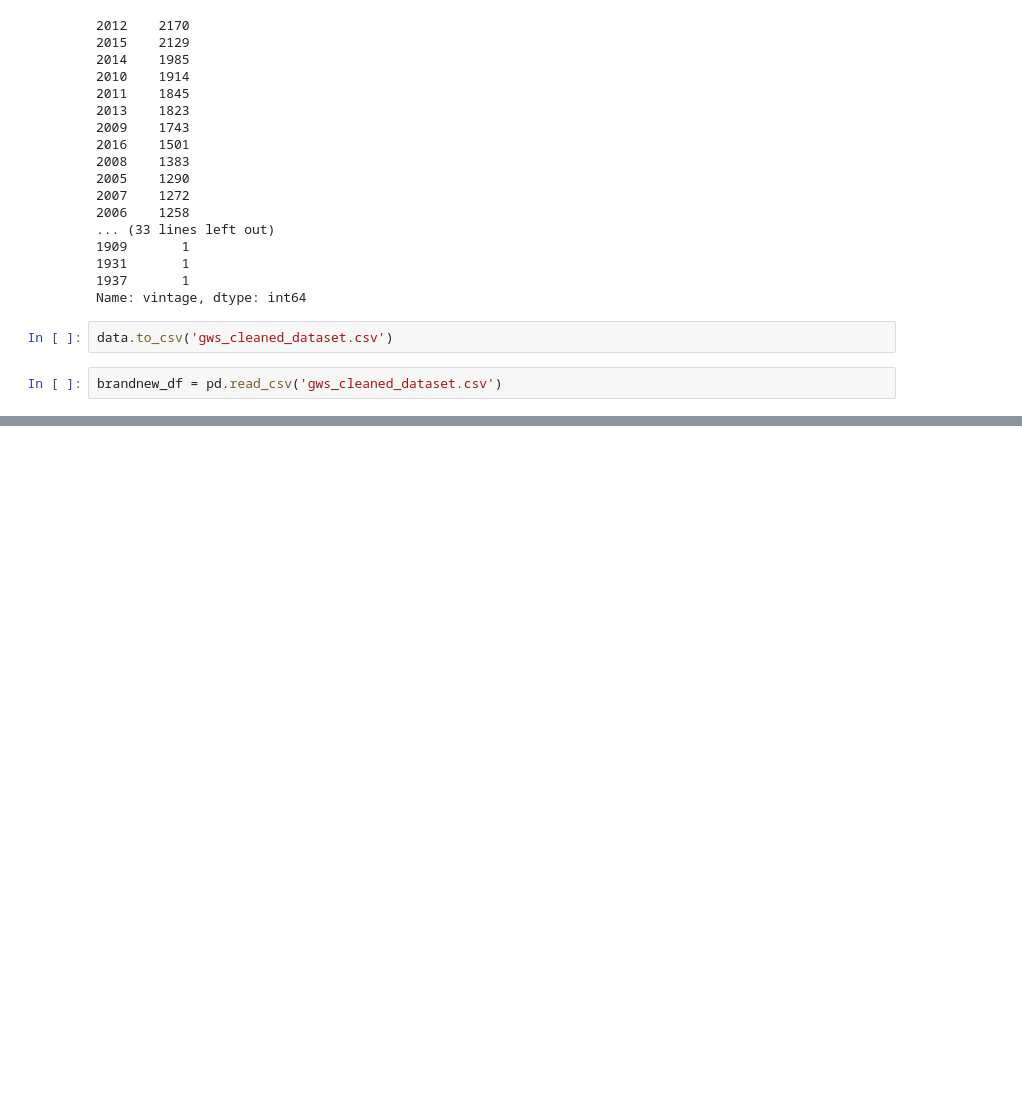
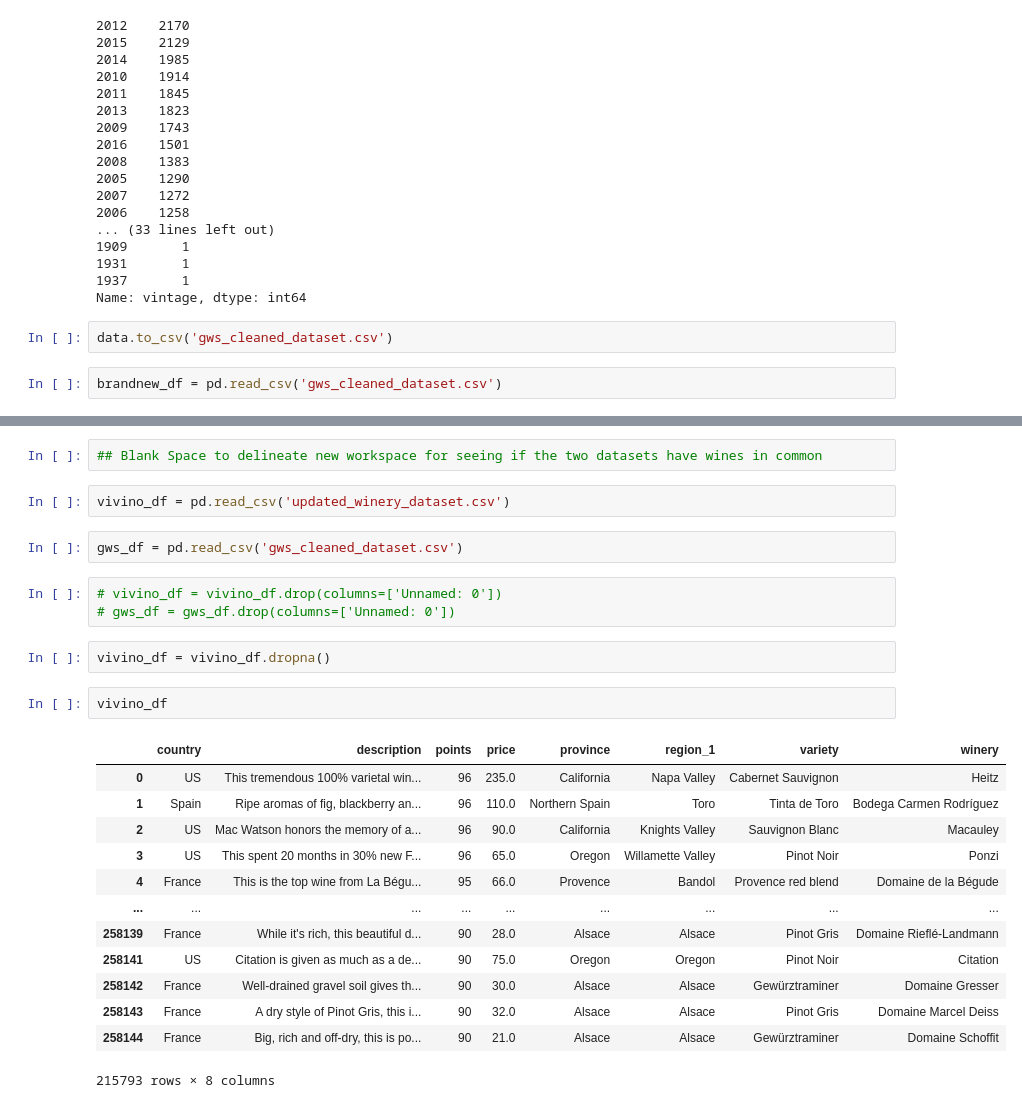
Before and after one commit to jwhite1987/Hakuna-Moscato, a Jupyter notebook: cleaned_dataset_and_GWS_API.ipynb, the cells around one changed output, grey strips where cells are left out. Drawn from its saved outputs; the diff is of its cells as text; blank space fills up the shorter version.

```diff
--- a/cleaned_dataset_and_GWS_API.ipynb
+++ b/cleaned_dataset_and_GWS_API.ipynb
@@ -237,0 +238,27 @@ brandnew_df.to_csv('gws_cleaned_dataset.csv')
+# %%
+## Blank Space to delineate new workspace for seeing if the two datasets have wines in common
+# %%
+vivino_df = pd.read_csv('updated_winery_dataset.csv')
+# %%
+gws_df = pd.read_csv('gws_cleaned_dataset.csv')
+# %%
+# vivino_df = vivino_df.drop(columns=['Unnamed: 0'])
+# gws_df = gws_df.drop(columns=['Unnamed: 0'])
+# %%
+vivino_df = vivino_df.dropna()
+# %%
+vivino_df
+# %% [output]
+|  | country | description | points | price | province | region_1 | variety | winery |
+| 0 | US | This tremendous 100% varietal win... | 96 | 235.0 | California | Napa Valley | Cabernet Sauvignon | Heitz |
+| 1 | Spain | Ripe aromas of fig, blackberry an... | 96 | 110.0 | Northern Spain | Toro | Tinta de Toro | Bodega Carmen Rodríguez |
+| 2 | US | Mac Watson honors the memory of a... | 96 | 90.0 | California | Knights Valley | Sauvignon Blanc | Macauley |
+| 3 | US | This spent 20 months in 30% new F... | 96 | 65.0 | Oregon | Willamette Valley | Pinot Noir | Ponzi |
+| 4 | France | This is the top wine from La Bégu... | 95 | 66.0 | Provence | Bandol | Provence red blend | Domaine de la Bégude |
+| ... | ... | ... | ... | ... | ... | ... | ... | ... |
+| 258139 | France | While it's rich, this beautiful d... | 90 | 28.0 | Alsace | Alsace | Pinot Gris | Domaine Rieflé-Landmann |
+| 258141 | US | Citation is given as much as a de... | 90 | 75.0 | Oregon | Oregon | Pinot Noir | Citation |
+| 258142 | France | Well-drained gravel soil gives th... | 90 | 30.0 | Alsace | Alsace | Gewürztraminer | Domaine Gresser |
+| 258143 | France | A dry style of Pinot Gris, this i... | 90 | 32.0 | Alsace | Alsace | Pinot Gris | Domaine Marcel Deiss |
+| 258144 | France | Big, rich and off-dry, this is po... | 90 | 21.0 | Alsace | Alsace | Gewürztraminer | Domaine Schoffit |
+215793 rows × 8 columns
```
Also changed, not shown: parts of 7 cells of this notebook, 1 other file.
